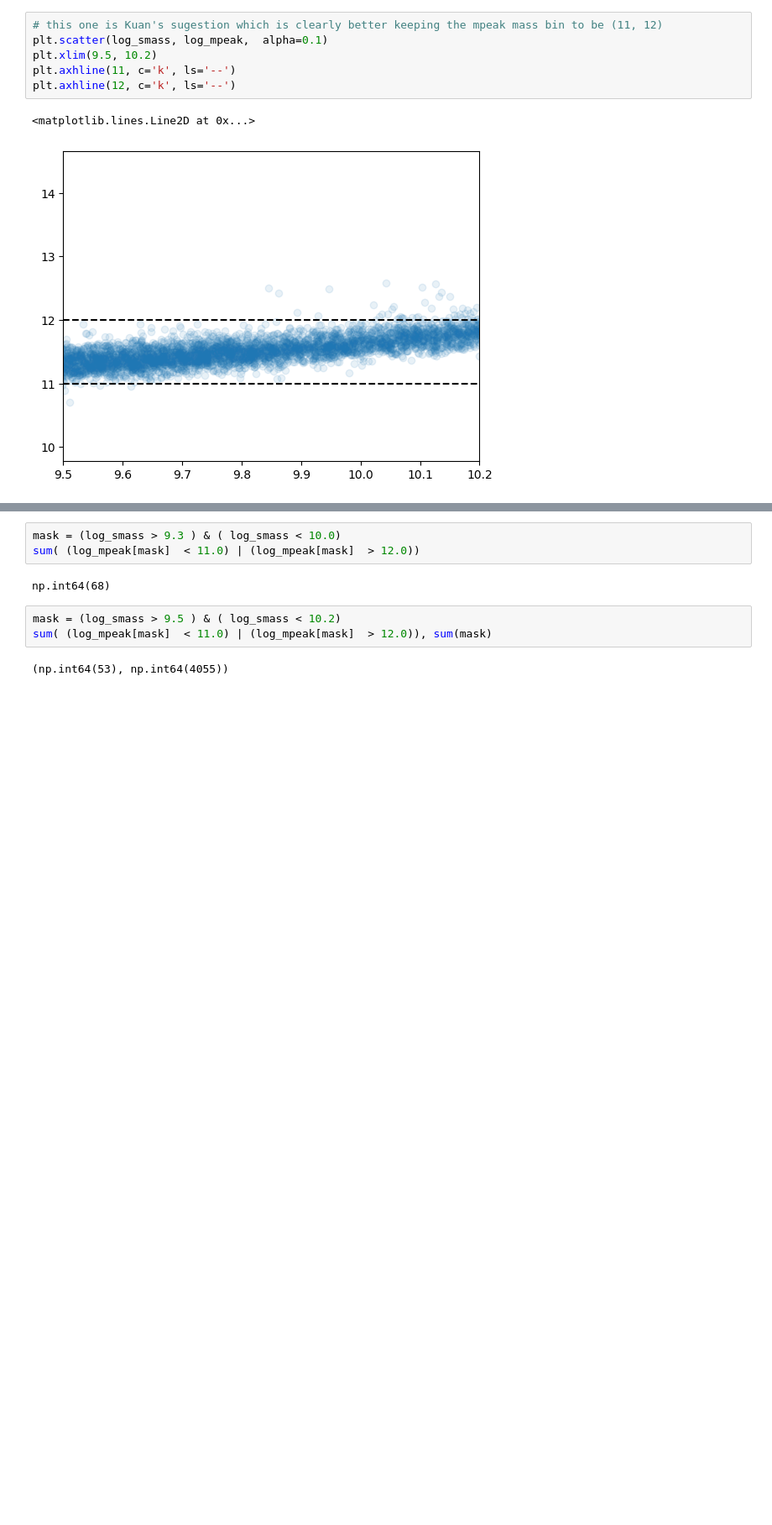
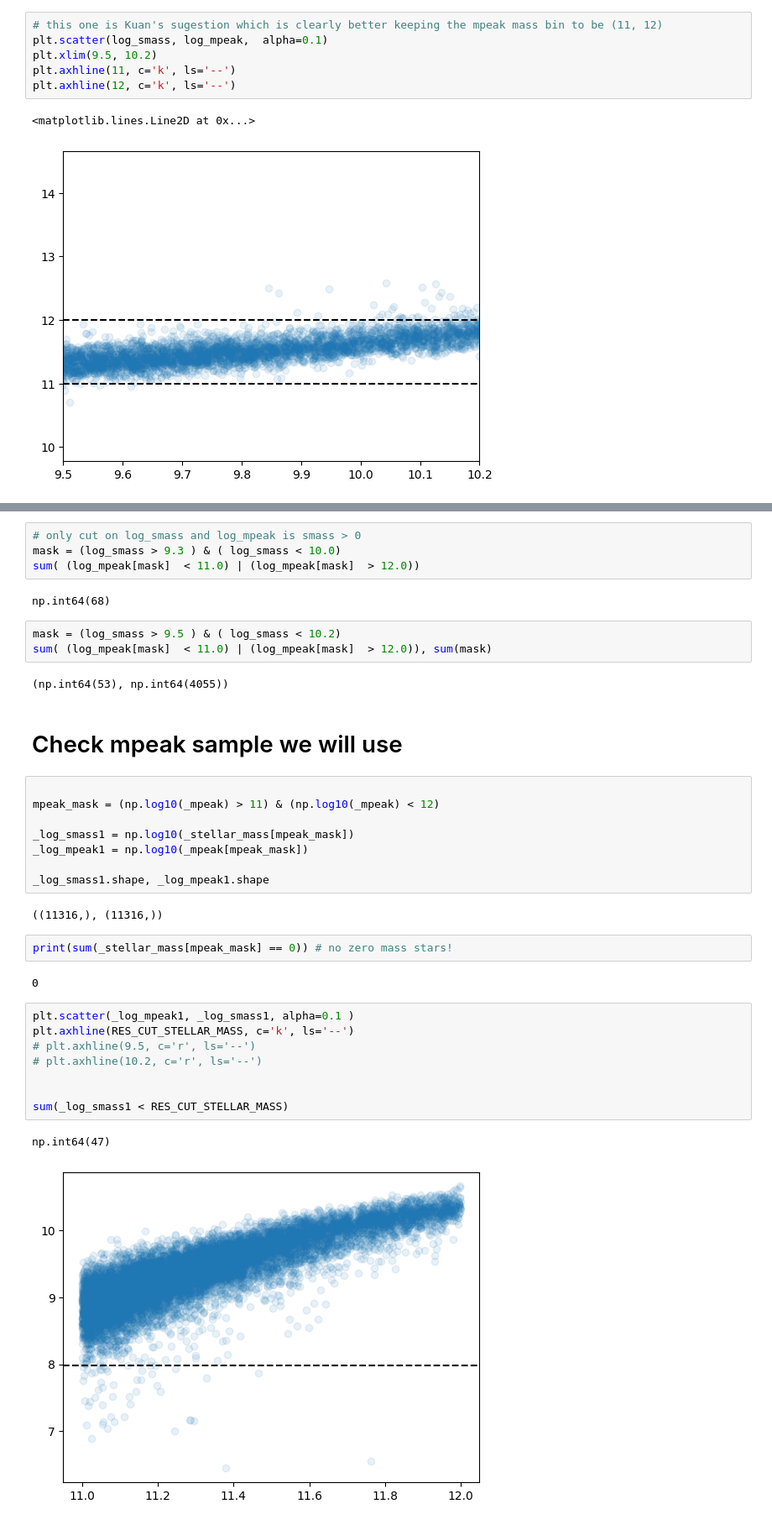
Before and after one commit to ismael-mendoza/multicam-tng-mah, a Jupyter notebook: notebooks/current/2025-11-10 Mass bin MultiCAM Trying Mpeak.ipynb, the cells around one changed output, grey strips where cells are left out. Shown at 84% size. Drawn from its saved outputs; the diff is of its cells as text; blank space fills up the shorter version.

```diff
--- a/notebooks/current/2025-11-10 Mass bin MultiCAM Trying Mpeak.ipynb
+++ b/notebooks/current/2025-11-10 Mass bin MultiCAM Trying Mpeak.ipynb
@@ -98,4 +103,5 @@ np.int64(6607)
 # %%
+# only cut on log_smass and log_mpeak is smass > 0
 mask = (log_smass > 9.3 ) & ( log_smass < 10.0)
 sum( (log_mpeak[mask]  < 11.0) | (log_mpeak[mask]  > 12.0))
 # %% [output]
@@ -105,3 +111,30 @@ mask = (log_smass > 9.5 ) & ( log_smass < 10.2)
 sum( (log_mpeak[mask]  < 11.0) | (log_mpeak[mask]  > 12.0)), sum(mask)
 # %% [output]
 (np.int64(53), np.int64(4055))
+# %% [markdown]
+# Check mpeak sample we will use
+# %%
+
+mpeak_mask = (np.log10(_mpeak) > 11) & (np.log10(_mpeak) < 12)
+
+_log_smass1 = np.log10(_stellar_mass[mpeak_mask])
+_log_mpeak1 = np.log10(_mpeak[mpeak_mask])
+
+_log_smass1.shape, _log_mpeak1.shape
+# %% [output]
+((11316,), (11316,))
+# %%
+print(sum(_stellar_mass[mpeak_mask] == 0)) # no zero mass stars!
+# %% [output]
+0
+# %%
+plt.scatter(_log_mpeak1, _log_smass1, alpha=0.1 )
+plt.axhline(RES_CUT_STELLAR_MASS, c='k', ls='--')
+# plt.axhline(9.5, c='r', ls='--')
+# plt.axhline(10.2, c='r', ls='--')
+
+
+sum(_log_smass1 < RES_CUT_STELLAR_MASS)
+# %% [output]
+np.int64(47)
+[figure, added]
```
Also changed, not shown: parts of 9 cells of this notebook.
